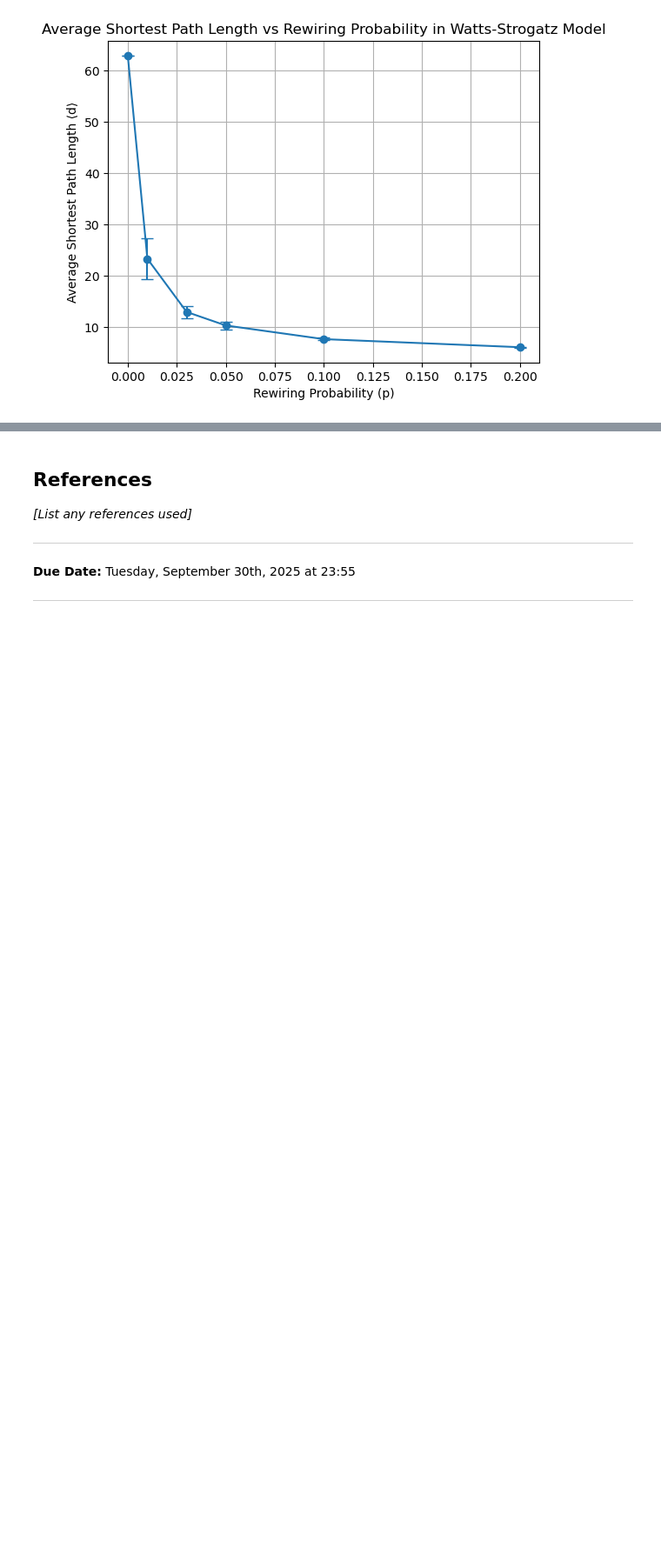
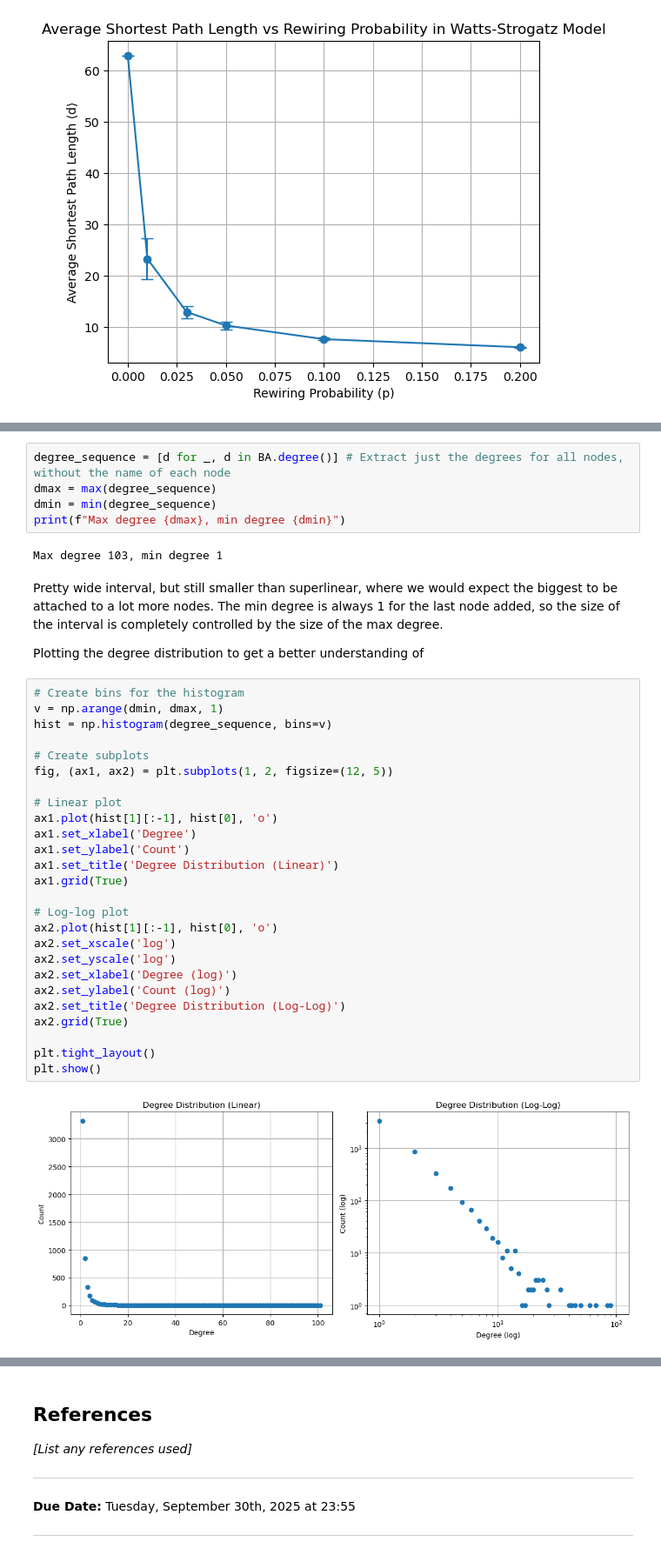
Before and after one commit to Somon8/social_graphs_25, a Jupyter notebook: Assignment 1.ipynb, the cells around one changed output, grey strips where cells are left out. Shown at 87% size. Saved outputs shown, nothing was run; the diff lists cells and outputs as text; blank space fills up the shorter version.

```diff
--- a/Assignment 1.ipynb
+++ b/Assignment 1.ipynb
@@ -226,0 +308,39 @@ Reference: Barabási, A.-L. (2016). Network Science, Chapter 3, Section 3.8 and
+# %%
+degree_sequence = [d for _, d in BA.degree()] # Extract just the degrees for all nodes, without the name of each node
+dmax = max(degree_sequence)
+dmin = min(degree_sequence)
+print(f"Max degree {dmax}, min degree {dmin}")
+# %% [output]
+Max degree 103, min degree 1
+# %% [markdown]
+Pretty wide interval, but still smaller than superlinear, where we would expect the biggest to be attached to a lot more nodes. The min degree is always 1 for the last node added, so the size of the interval is completely controlled by the size of the max degree.
+
+Plotting the degree distribution to get a better understanding of
+# %%
+# Create bins for the histogram
+v = np.arange(dmin, dmax, 1)
+hist = np.histogram(degree_sequence, bins=v)
+
+# Create subplots
+fig, (ax1, ax2) = plt.subplots(1, 2, figsize=(12, 5))
+
+# Linear plot
+ax1.plot(hist[1][:-1], hist[0], 'o')
+ax1.set_xlabel('Degree')
+ax1.set_ylabel('Count')
+ax1.set_title('Degree Distribution (Linear)')
+ax1.grid(True)
+
+# Log-log plot
+ax2.plot(hist[1][:-1], hist[0], 'o')
+ax2.set_xscale('log')
+ax2.set_yscale('log')
+ax2.set_xlabel('Degree (log)')
+ax2.set_ylabel('Count (log)')
+ax2.set_title('Degree Distribution (Log-Log)')
+ax2.grid(True)
+
+plt.tight_layout()
+plt.show()
+# %% [output]
+[figure, added]
```
Also changed, not shown: parts of 24 cells of this notebook.
